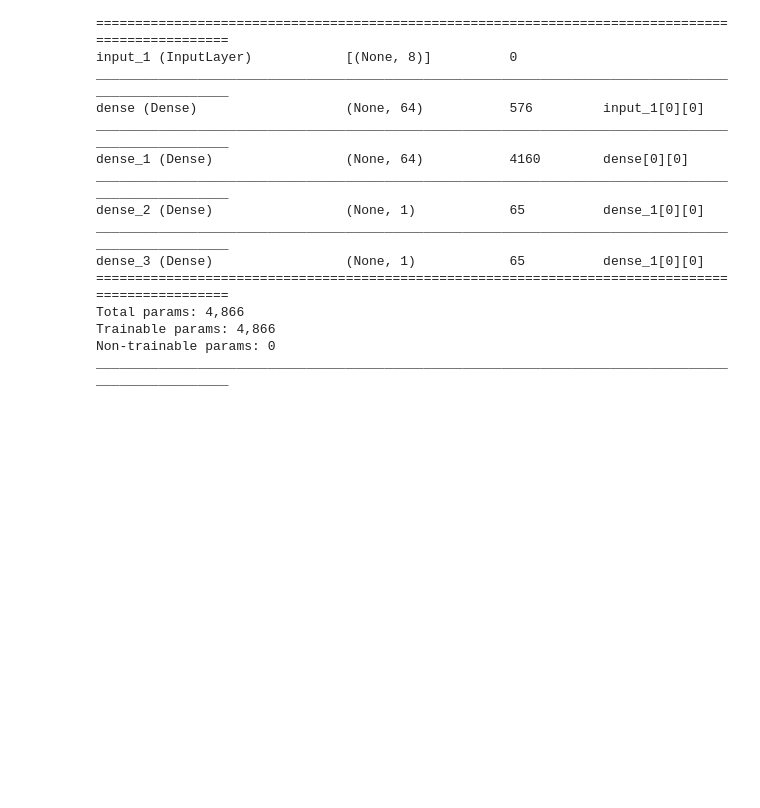
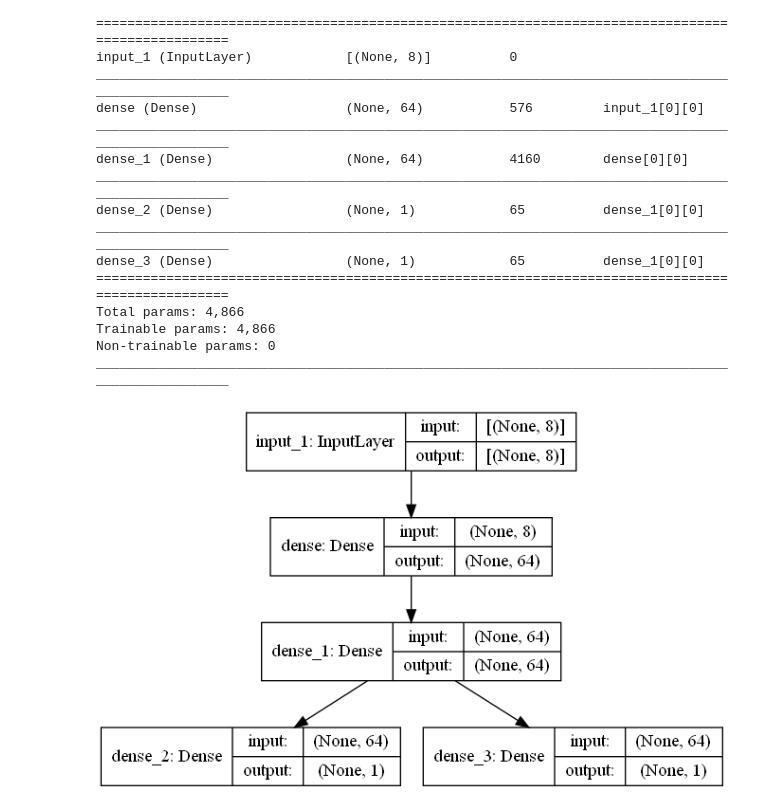
Before and after one commit to Aessa15/Pyro-ML-models-, a Jupyter notebook: TF_Model API Functional.ipynb, the cells around one changed output. Saved outputs shown, nothing was run; the diff lists cells and outputs as text; code cells hidden in the pictures; blank space fills up the shorter version.

```diff
--- a/TF_Model API Functional.ipynb
+++ b/TF_Model API Functional.ipynb
@@ -200,5 +197,9 @@ Total params: 4,866
 Trainable params: 4,866
 Non-trainable params: 0
 __________________________________________________________________________________________________
+# %%
+keras.utils.plot_model(dnn_model, "multi_input_and_output_model.png", show_shapes=True)
+# %% [output]
+[figure, added]
 # %%
 %%time
```
Also changed, not shown: parts of 22 cells of this notebook, 3 other files.
